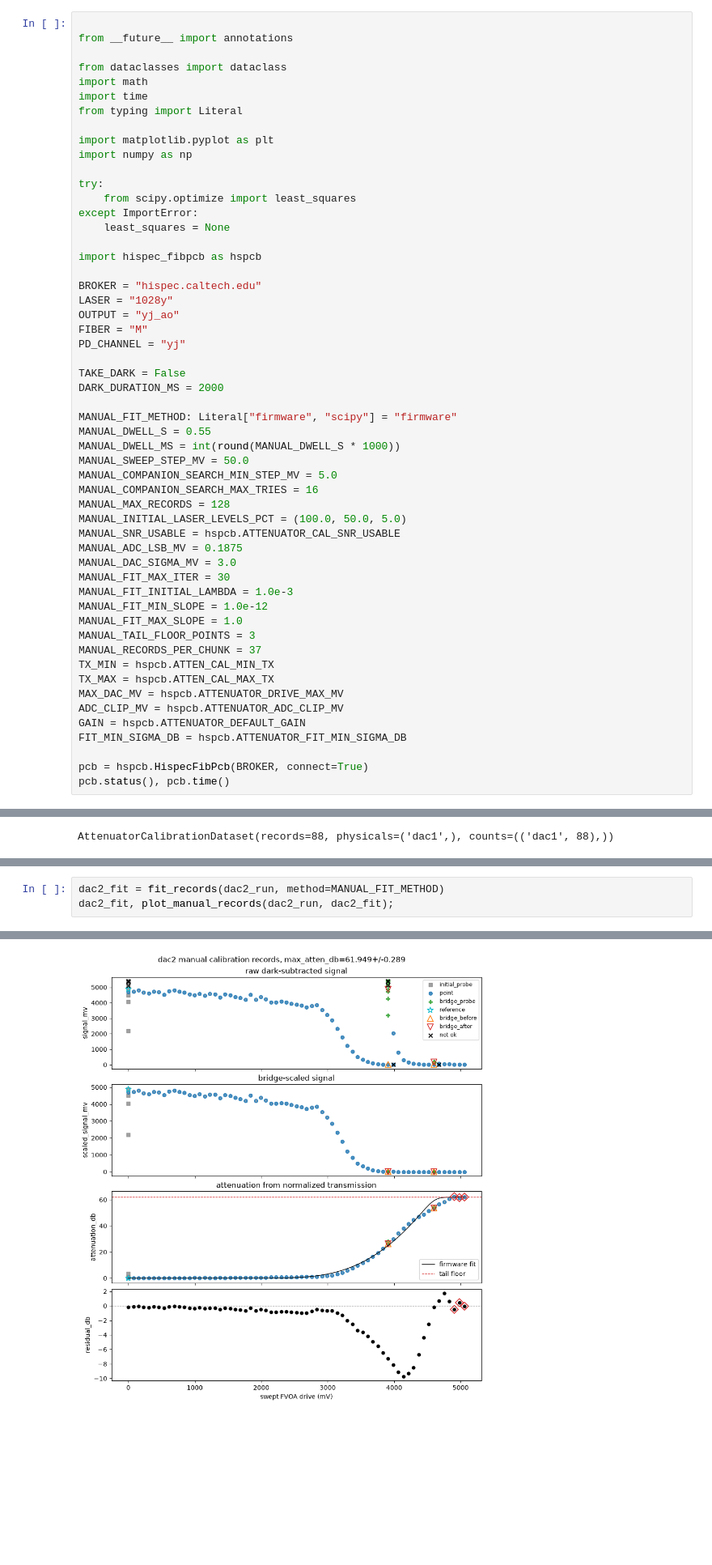
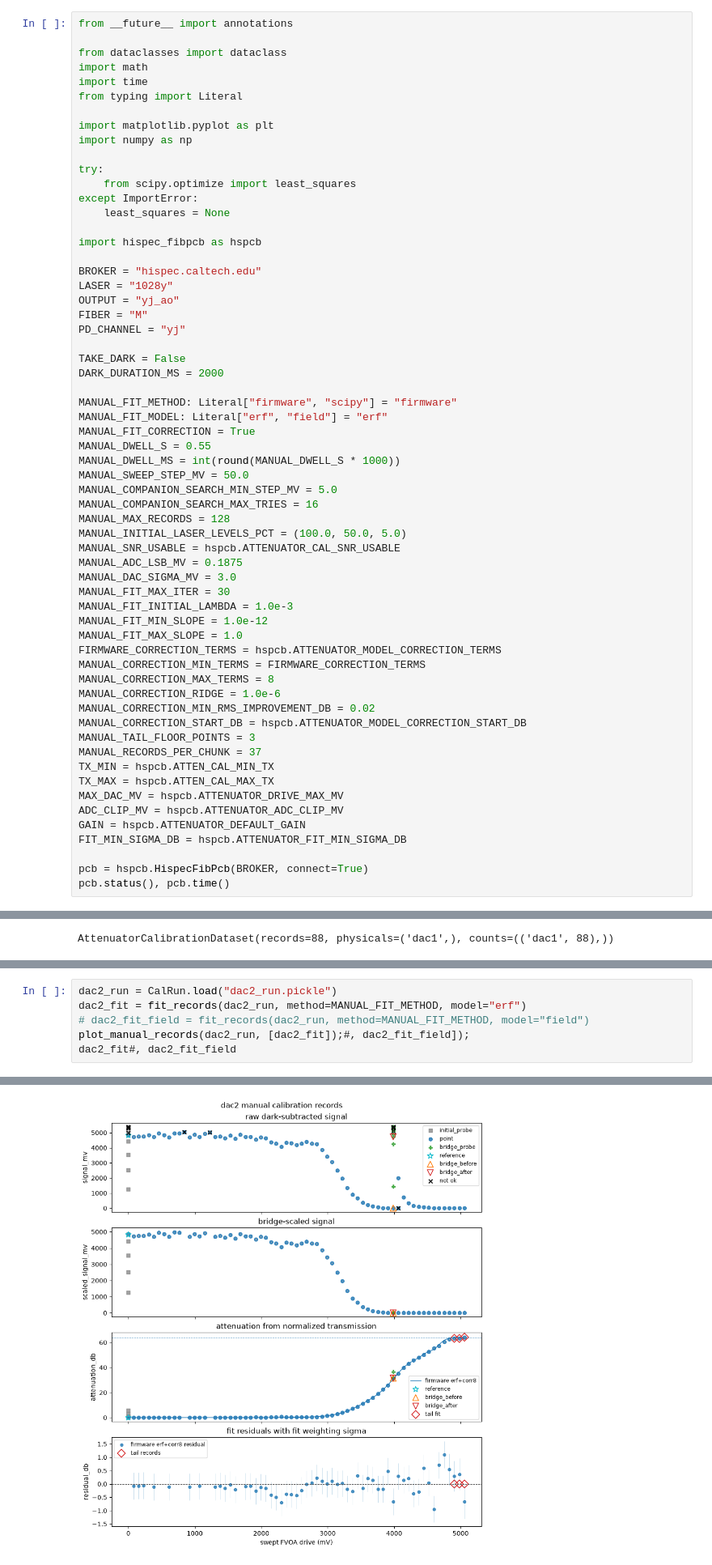
Before and after one commit to COO-Utilities/hispec-tib, a Jupyter notebook: tools/attenuator_calibration_lab.ipynb, the cells around one changed output, grey strips where cells are left out. Shown at 81% size. Drawn from its saved outputs; the diff is of its cells as text; blank space fills up the shorter version.

```diff
--- a/tools/attenuator_calibration_lab.ipynb
+++ b/tools/attenuator_calibration_lab.ipynb
@@ -9,7 +9,6 @@ Dirty science-lab notebook for attenuator calibration. It has two paths:
 Measure dark in a preceding cell or in the dark cell below before collecting either dataset.
 The embedded firmware is the source of truth; the manual path below is intentionally written to mirror the current C state machine.
 # %%
-
 from __future__ import annotations
 
 from dataclasses import dataclass
@@ -37,6 +36,8 @@ TAKE_DARK = False
 DARK_DURATION_MS = 2000
 
 MANUAL_FIT_METHOD: Literal["firmware", "scipy"] = "firmware"
+MANUAL_FIT_MODEL: Literal["erf", "field"] = "erf"
+MANUAL_FIT_CORRECTION = True
 MANUAL_DWELL_S = 0.55
 MANUAL_DWELL_MS = int(round(MANUAL_DWELL_S * 1000))
 MANUAL_SWEEP_STEP_MV = 50.0
@@ -51,6 +52,12 @@ MANUAL_FIT_MAX_ITER = 30
 MANUAL_FIT_INITIAL_LAMBDA = 1.0e-3
 MANUAL_FIT_MIN_SLOPE = 1.0e-12
 MANUAL_FIT_MAX_SLOPE = 1.0
+FIRMWARE_CORRECTION_TERMS = hspcb.ATTENUATOR_MODEL_CORRECTION_TERMS
+MANUAL_CORRECTION_MIN_TERMS = FIRMWARE_CORRECTION_TERMS
+MANUAL_CORRECTION_MAX_TERMS = 8
+MANUAL_CORRECTION_RIDGE = 1.0e-6
+MANUAL_CORRECTION_MIN_RMS_IMPROVEMENT_DB = 0.02
+MANUAL_CORRECTION_START_DB = hspcb.ATTENUATOR_MODEL_CORRECTION_START_DB
 MANUAL_TAIL_FLOOR_POINTS = 3
 MANUAL_RECORDS_PER_CHUNK = 37
 TX_MIN = hspcb.ATTEN_CAL_MIN_TX
@@ -965,4 +1335,7 @@ point          dac2= 3300.00 other=    2.55 signal=   26.012+/- 1.378 snr=   18.
 # %%
-dac2_fit = fit_records(dac2_run, method=MANUAL_FIT_METHOD)
-dac2_fit, plot_manual_records(dac2_run, dac2_fit);
+dac2_run = CalRun.load("dac2_run.pickle")
+dac2_fit = fit_records(dac2_run, method=MANUAL_FIT_METHOD, model="erf")
+# dac2_fit_field = fit_records(dac2_run, method=MANUAL_FIT_METHOD, model="field")
+plot_manual_records(dac2_run, [dac2_fit]);#, dac2_fit_field]);
+dac2_fit#, dac2_fit_field
 # %% [output]
@@ -969 +1359 @@ dac2_fit, plot_manual_records(dac2_run, dac2_fit);
-[figure, old version]
+[figure, new version]
```
Also changed, not shown: parts of 14 cells of this notebook, 14 other files.
